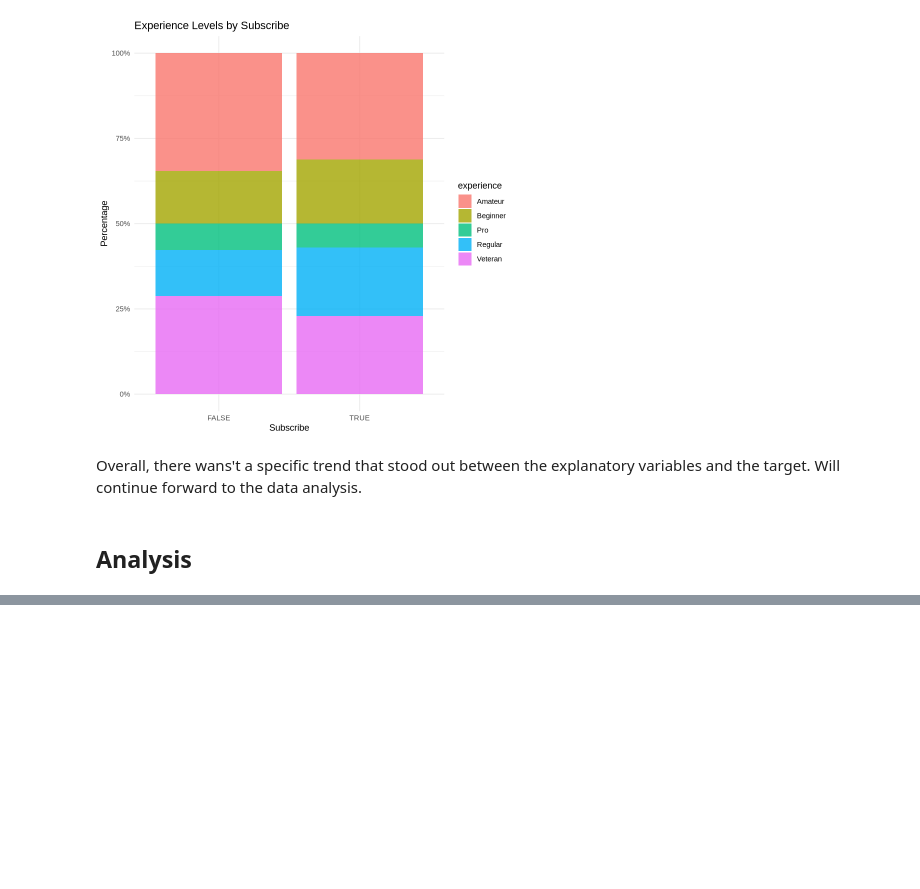
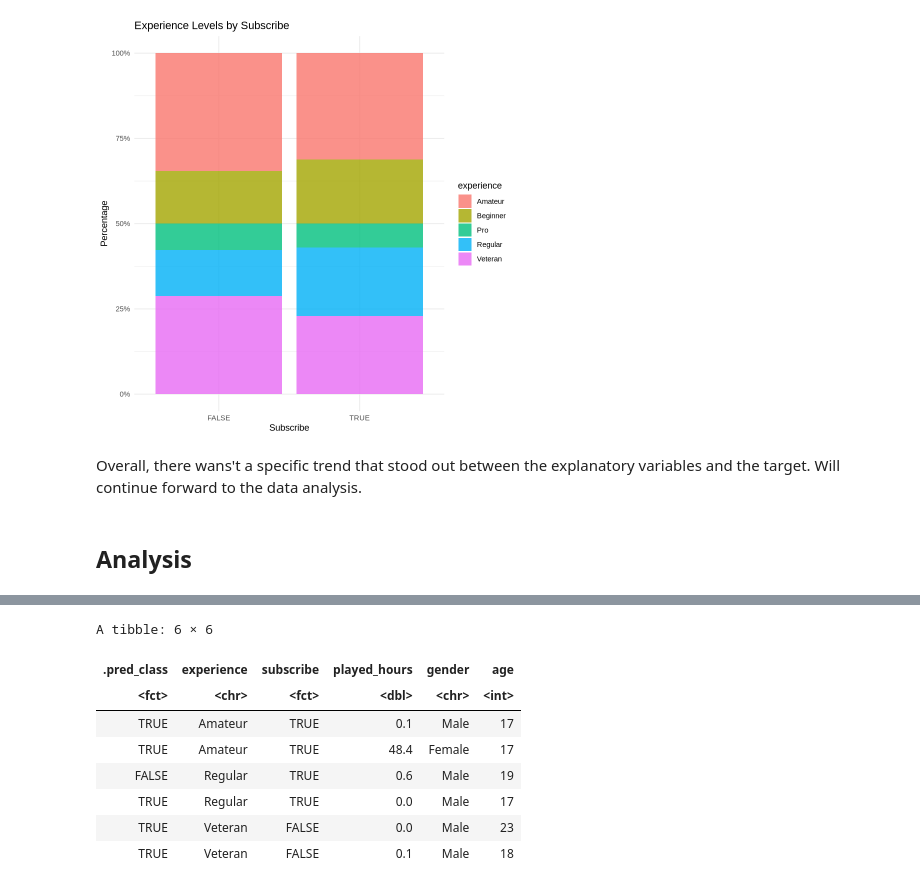
Before and after one commit to Jaden51/dsci-100-project-008-30, a Jupyter notebook: project_file.ipynb, the cells around one changed output, grey strips where cells are left out. Cells and saved outputs as stored; diff of their text form; code cells hidden in the pictures; blank space fills up the shorter version.

```diff
--- a/project_file.ipynb
+++ b/project_file.ipynb
@@ -400,0 +318,26 @@ final_results
+# %%
+set.seed(2024)
+
+players_knn_spec_final <- nearest_neighbor(neighbors = best_k) |>
+  set_engine("kknn") |>
+  set_mode("classification")
+
+players_knn_fit_final <- workflow() |>
+  add_recipe(players_recipe) |>
+  add_model(players_knn_spec_final) |>
+  fit(data = players_train)
+# %%
+players_test_predictions <- predict(players_knn_fit_final, players_test) |>
+    bind_cols(players_test)
+
+head(players_test_predictions)
+# %% [output]
+A tibble: 6 × 6
+| .pred_class | experience | subscribe | played_hours | gender | age |
+| <fct> | <chr> | <fct> | <dbl> | <chr> | <int> |
+| TRUE | Amateur | TRUE | 0.1 | Male | 17 |
+| TRUE | Amateur | TRUE | 48.4 | Female | 17 |
+| FALSE | Regular | TRUE | 0.6 | Male | 19 |
+| TRUE | Regular | TRUE | 0.0 | Male | 17 |
+| TRUE | Veteran | FALSE | 0.0 | Male | 23 |
+| TRUE | Veteran | FALSE | 0.1 | Male | 18 |
```
Also changed, not shown: parts of 34 cells of this notebook.
